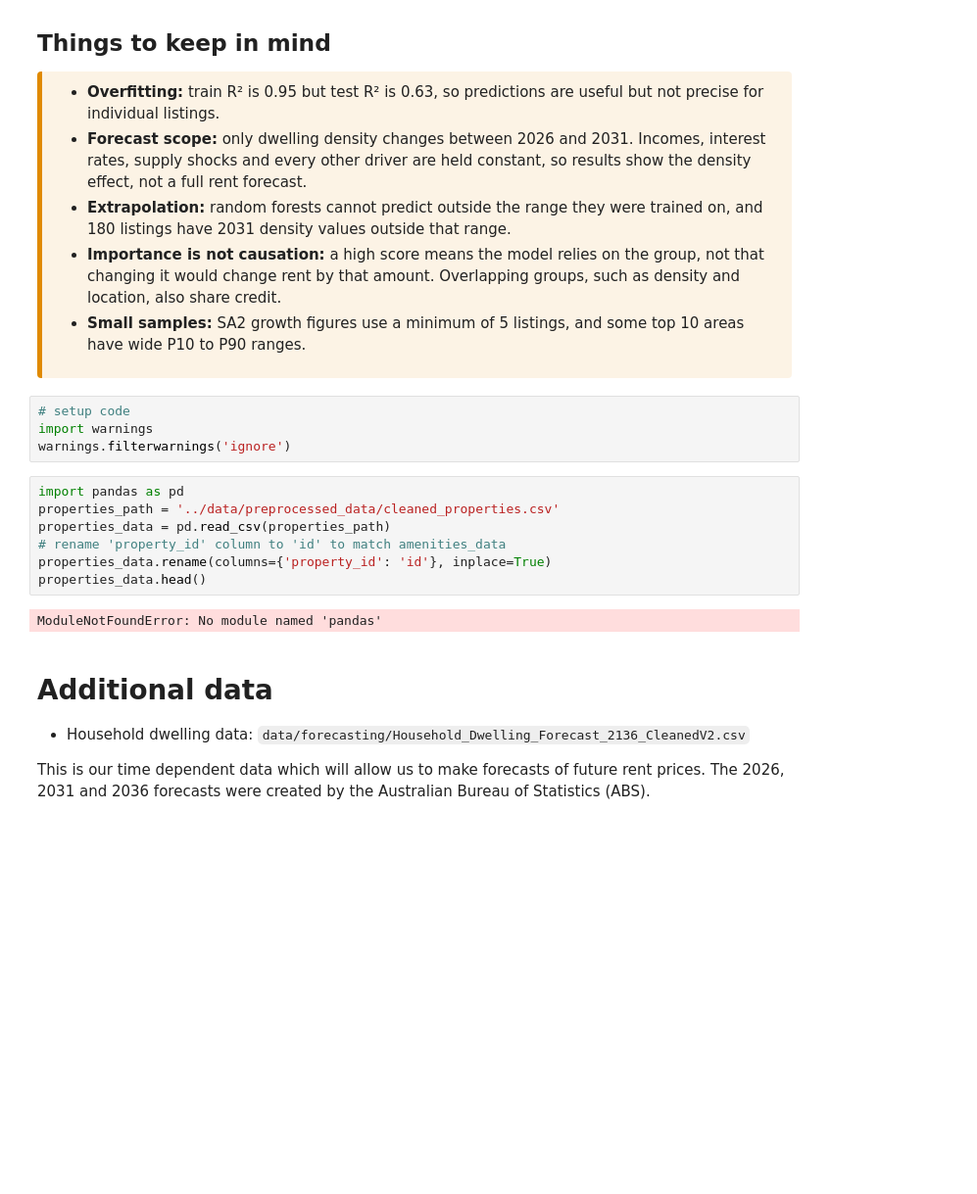
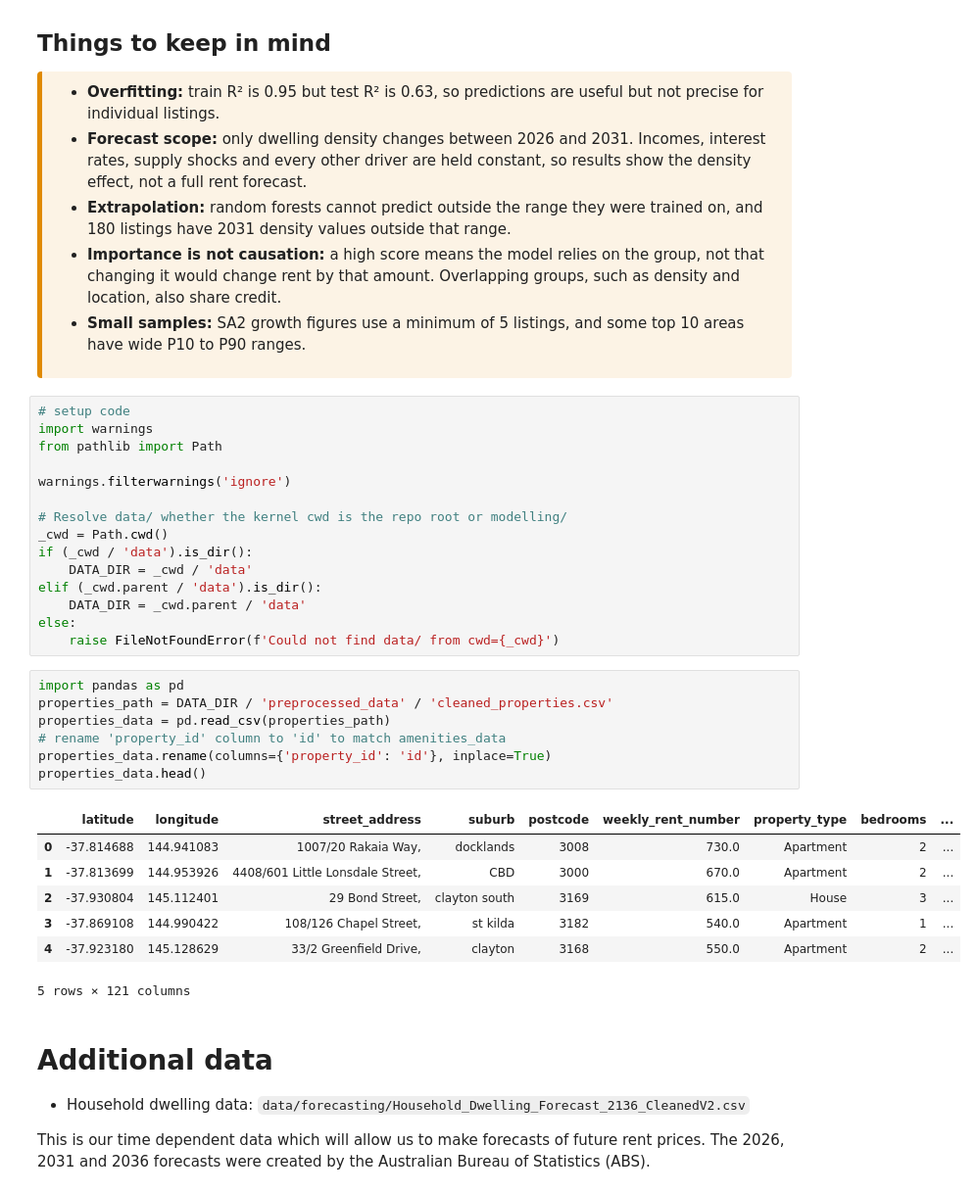
Before and after one commit to Aditya048/real-estate-industry-project, a Jupyter notebook: modelling/rfr.ipynb, the cells around one changed output. Shown at 98% size. Drawn from its saved outputs; the diff is of its cells as text; blank space fills up the shorter version.

```diff
--- a/modelling/rfr.ipynb
+++ b/modelling/rfr.ipynb
@@ -104,16 +104,33 @@
 # %%
 # setup code
 import warnings
+from pathlib import Path
+
 warnings.filterwarnings('ignore')
+
+# Resolve data/ whether the kernel cwd is the repo root or modelling/
+_cwd = Path.cwd()
+if (_cwd / 'data').is_dir():
+    DATA_DIR = _cwd / 'data'
+elif (_cwd.parent / 'data').is_dir():
+    DATA_DIR = _cwd.parent / 'data'
+else:
+    raise FileNotFoundError(f'Could not find data/ from cwd={_cwd}')
 # %%
 import pandas as pd
-properties_path = '../data/preprocessed_data/cleaned_properties.csv'
+properties_path = DATA_DIR / 'preprocessed_data' / 'cleaned_properties.csv'
 properties_data = pd.read_csv(properties_path)
 # rename 'property_id' column to 'id' to match amenities_data
 properties_data.rename(columns={'property_id': 'id'}, inplace=True)
 properties_data.head()
 # %% [output]
+|  | latitude | longitude | street_address | suburb | postcode | weekly_rent_number | property_type | bedrooms | ... |
+| 0 | -37.814688 | 144.941083 | 1007/20 Rakaia Way, | docklands | 3008 | 730.0 | Apartment | 2 | ... |
+| 1 | -37.813699 | 144.953926 | 4408/601 Little Lonsdale Street, | CBD | 3000 | 670.0 | Apartment | 2 | ... |
+| 2 | -37.930804 | 145.112401 | 29 Bond Street, | clayton south | 3169 | 615.0 | House | 3 | ... |
+| 3 | -37.869108 | 144.990422 | 108/126 Chapel Street, | st kilda | 3182 | 540.0 | Apartment | 1 | ... |
+| 4 | -37.923180 | 145.128629 | 33/2 Greenfield Drive, | clayton | 3168 | 550.0 | Apartment | 2 | ... |
-ModuleNotFoundError: No module named 'pandas'
+5 rows × 121 columns
 # %% [markdown]
 # Additional data
 - Household dwelling data: `data/forecasting/Household_Dwelling_Forecast_2136_CleanedV2.csv`
```
Also changed, not shown: parts of 4 cells of this notebook, 2 other files.
